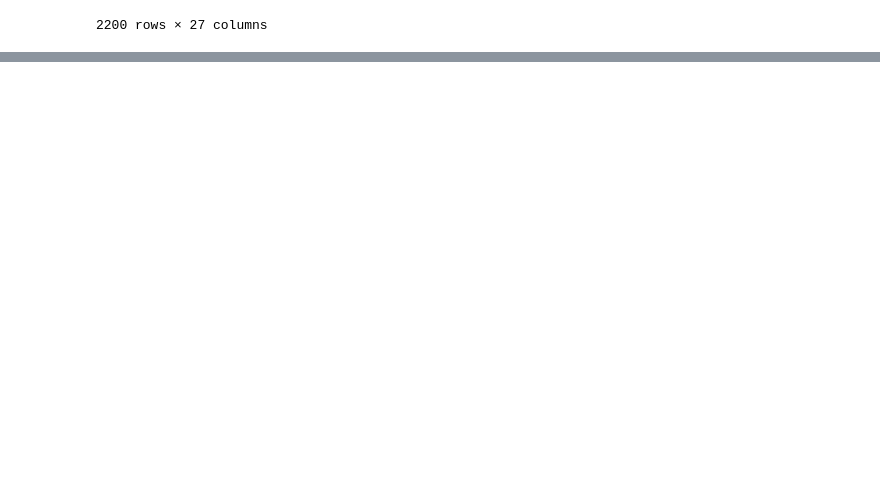
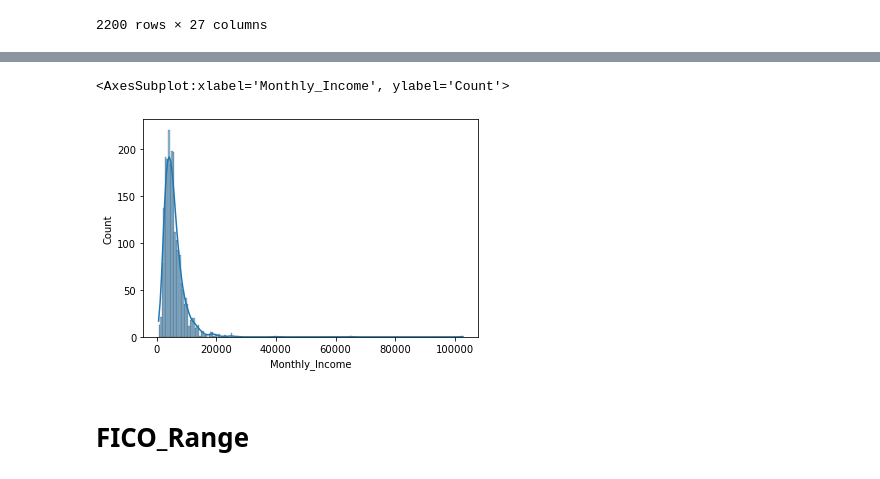
Before and after one commit to prashant4961/bank_interest_rate, a Jupyter notebook: bank_interest_rate.ipynb, the cells around one changed output, grey strips where cells are left out. Drawn from its saved outputs; the diff is of its cells as text; code cells hidden in the pictures; blank space fills up the shorter version.

```diff
--- a/bank_interest_rate.ipynb
+++ b/bank_interest_rate.ipynb
@@ -386,0 +488,7 @@ df
+# %%
+sns.histplot(df['Monthly_Income'],kde=True)
+# %% [output]
+<AxesSubplot:xlabel='Monthly_Income', ylabel='Count'>
+[figure, added]
+# %% [markdown]
+# FICO_Range
```
Also changed, not shown: parts of 42 cells of this notebook, 1 other file.
